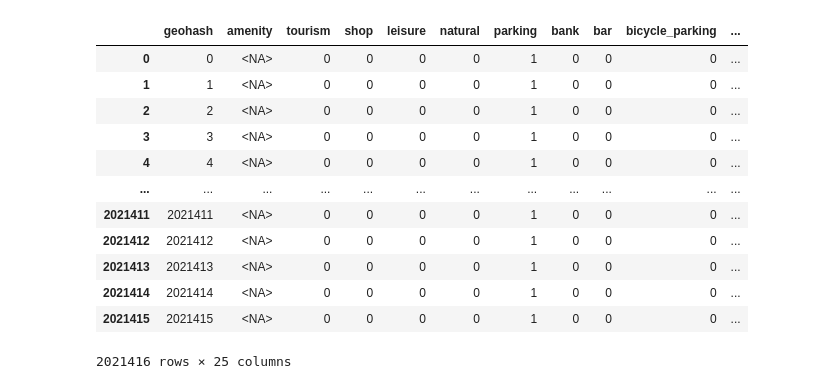
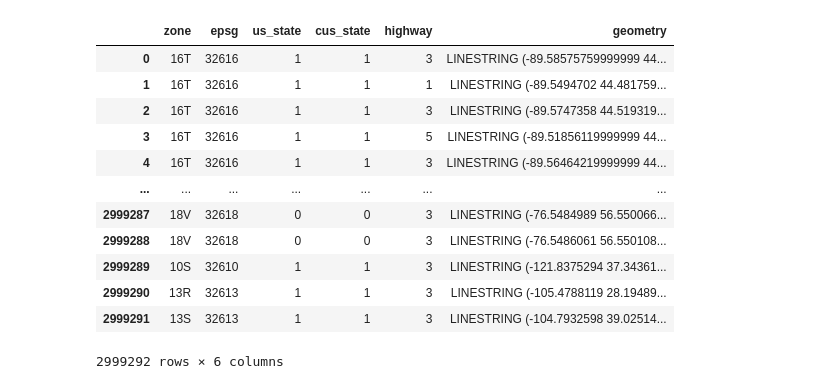
Before and after one commit to metatab-packages/civicknowledge.com-osm-demosearch, a Jupyter notebook: notebooks/Test.ipynb, the cells around one changed output. Saved outputs shown, nothing was run; the diff lists cells and outputs as text; code cells hidden in the pictures.

```diff
--- a/notebooks/Test.ipynb
+++ b/notebooks/Test.ipynb
@@ -10,7 +10,7 @@ from IPython.display import display
 sns.set_context('notebook')
 mp.jupyter.init()
 # %%
-pkg = mp.jupyter.open_package()
-#pkg = mp.jupyter.open_source_package()
+#pkg = mp.jupyter.open_package()
+pkg = mp.jupyter.open_source_package()
 pkg
 # %% [output]
@@ -18,3 +33,0 @@ PackageError: Found a metatab package, but did not find a built package in _pack
-# %%
-pkg = mp.open_package('http://library.metatab.org/civicknowledge.com-osm-demosearch.csv')
-pkg
@@ -39,16 +34,20 @@ __
-# %%
-pkg.resource('geohash_tags').dataframe()
-# %% [output]
-|  | geohash | amenity | tourism | shop | leisure | natural | parking | bank | bar | bicycle_parking | ... |
-| 0 | 0 | <NA> | 0 | 0 | 0 | 0 | 1 | 0 | 0 | 0 | ... |
-| 1 | 1 | <NA> | 0 | 0 | 0 | 0 | 1 | 0 | 0 | 0 | ... |
-| 2 | 2 | <NA> | 0 | 0 | 0 | 0 | 1 | 0 | 0 | 0 | ... |
-| 3 | 3 | <NA> | 0 | 0 | 0 | 0 | 1 | 0 | 0 | 0 | ... |
-| 4 | 4 | <NA> | 0 | 0 | 0 | 0 | 1 | 0 | 0 | 0 | ... |
-| ... | ... | ... | ... | ... | ... | ... | ... | ... | ... | ... | ... |
-| 2021411 | 2021411 | <NA> | 0 | 0 | 0 | 0 | 1 | 0 | 0 | 0 | ... |
-| 2021412 | 2021412 | <NA> | 0 | 0 | 0 | 0 | 1 | 0 | 0 | 0 | ... |
-| 2021413 | 2021413 | <NA> | 0 | 0 | 0 | 0 | 1 | 0 | 0 | 0 | ... |
-| 2021414 | 2021414 | <NA> | 0 | 0 | 0 | 0 | 1 | 0 | 0 | 0 | ... |
-| 2021415 | 2021415 | <NA> | 0 | 0 | 0 | 0 | 1 | 0 | 0 | 0 | ... |
-2021416 rows × 25 columns
+# %%
+nr = pd.read_csv(pkg.resource('nonres_roads').resolved_url.fspath)
+#res = pd.read_csv(pkg.resource('residential_roads').resolved_url.fspath)
+# %%
+roads = nr.replace(type_map)
+roads
+# %% [output]
+|  | zone | epsg | us_state | cus_state | highway | geometry |
+| 0 | 16T | 32616 | 1 | 1 | 3 | LINESTRING (-89.58575759999999 44... |
+| 1 | 16T | 32616 | 1 | 1 | 1 | LINESTRING (-89.5494702 44.481759... |
+| 2 | 16T | 32616 | 1 | 1 | 3 | LINESTRING (-89.5747358 44.519319... |
+| 3 | 16T | 32616 | 1 | 1 | 5 | LINESTRING (-89.51856119999999 44... |
+| 4 | 16T | 32616 | 1 | 1 | 3 | LINESTRING (-89.56464219999999 44... |
+| ... | ... | ... | ... | ... | ... | ... |
+| 2999287 | 18V | 32618 | 0 | 0 | 3 | LINESTRING (-76.5484989 56.550066... |
+| 2999288 | 18V | 32618 | 0 | 0 | 3 | LINESTRING (-76.5486061 56.550108... |
+| 2999289 | 10S | 32610 | 1 | 1 | 3 | LINESTRING (-121.8375294 37.34361... |
+| 2999290 | 13R | 32613 | 1 | 1 | 3 | LINESTRING (-105.4788119 28.19489... |
+| 2999291 | 13S | 32613 | 1 | 1 | 3 | LINESTRING (-104.7932598 39.02514... |
+2999292 rows × 6 columns
```
Also changed, not shown: parts of 5 cells of this notebook, 3 other files.
